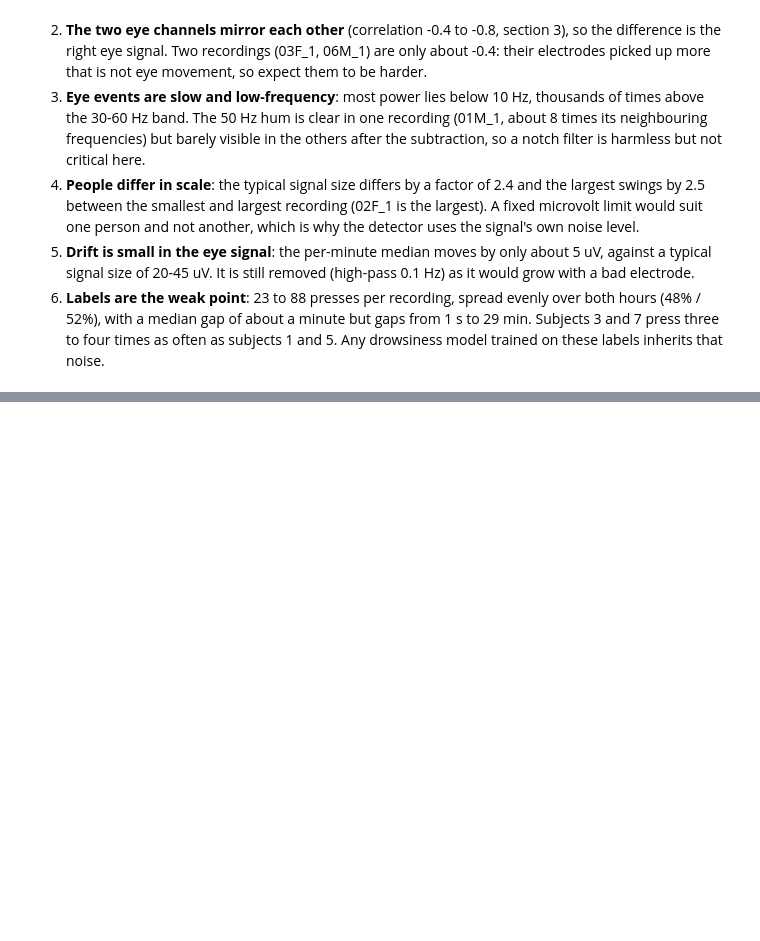
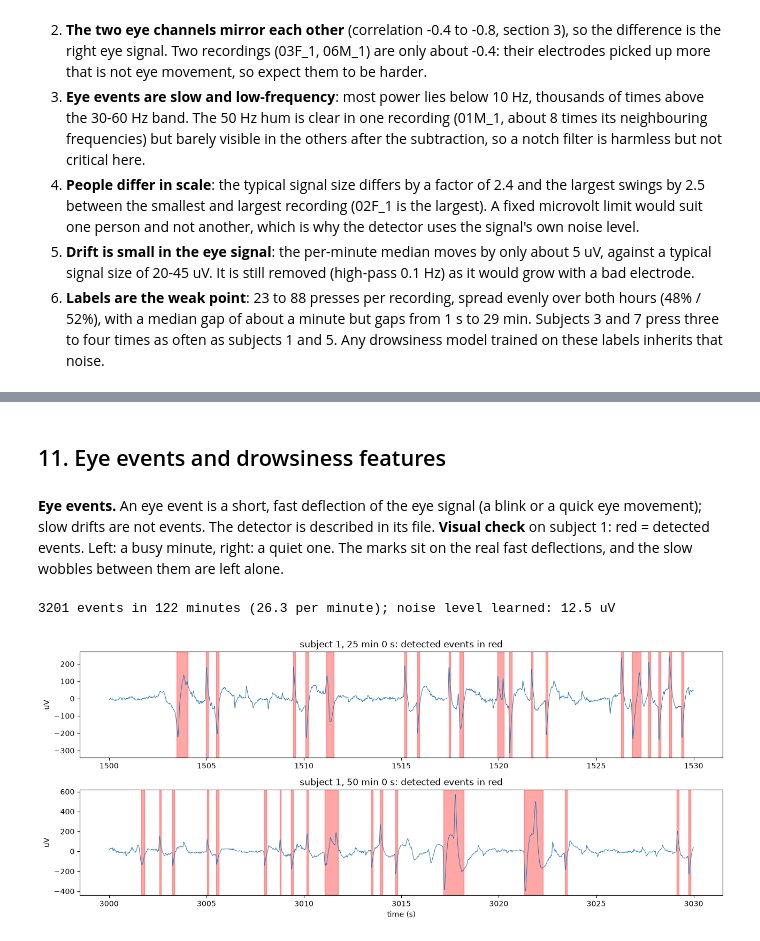
Before and after one commit to notchkillerAI/multimodal-drowsiness-detection, a Jupyter notebook: EOG_EDA.ipynb, the cells around one changed output, grey strips where cells are left out. Saved outputs shown, nothing was run; the diff lists cells and outputs as text; code cells hidden in the pictures; blank space fills up the shorter version.

```diff
--- a/EOG_EDA.ipynb
+++ b/EOG_EDA.ipynb
@@ -210,0 +216,37 @@ gap between two presses: median 62 s, shortest 1 s, longest 29 min
+# %% [markdown]
+## 11. Eye events and drowsiness features
+# %%
+from sklearn.linear_model import LogisticRegression
+from sklearn.metrics import confusion_matrix, roc_auc_score, roc_curve
+from sklearn.pipeline import make_pipeline
+from sklearn.preprocessing import StandardScaler
+
+from drowsiness.bio.eye_events import BASELINE_S, CALIBRATE_S, FEATURES, WINDOW_S, DrowsinessMonitor, EyeEventStream, LinearModel
+
+MODEL_PATH = "models/eog_drowsiness_model.json"
+STEP_S = 30                                                  # a new score every 30 s
+eye = {name: (eye_signal(rec), rec["marks"]) for name, rec in data.items()}       # (eye signal, button presses)
+# %% [markdown]
+**Eye events.** An eye event is a short, fast deflection of the eye signal (a blink or a quick eye movement); slow drifts are not events. The detector is described in its file. **Visual check** on subject 1: red = detected events. Left: a busy minute, right: a quiet one. The marks sit on the real fast deflections, and the slow wobbles between them are left alone.
+# %%
+x, press = eye["01M_1"]
+t = np.arange(len(x)) / FS
+stream = EyeEventStream(FS, "eog")
+stream.process(t, x)
+events = stream.detector.events
+print(f"{len(events)} events in {t[-1] / 60:.0f} minutes ({len(events) / (t[-1] / 60):.1f} per minute); noise level learned: {stream.detector.sigma_cal:.1f} uV")
+
+fig, axes = plt.subplots(2, 1, figsize=(13, 5.5))
+band = signal.sosfilt(signal.butter(2, [0.1, 20], btype="band", fs=FS, output="sos"), x)
+for ax, t0 in zip(axes, (1500, 3000)):
+    m = (t >= t0) & (t < t0 + 30)
+    ax.plot(t[m], band[m], lw=0.7)
+    for e in events:
+        if t0 <= e["start"] < t0 + 30:
+            ax.axvspan(e["start"], e["end"], color="r", alpha=0.35)
+    ax.set_ylabel("uV"); ax.set_title(f"subject 1, {t0 // 60} min {t0 % 60} s: detected events in red")
+axes[1].set_xlabel("time (s)")
+plt.tight_layout(); plt.show()
+# %% [output]
+3201 events in 122 minutes (26.3 per minute); noise level learned: 12.5 uV
+[figure, added]
```
Also changed, not shown: parts of 17 cells of this notebook, 4 other files.
